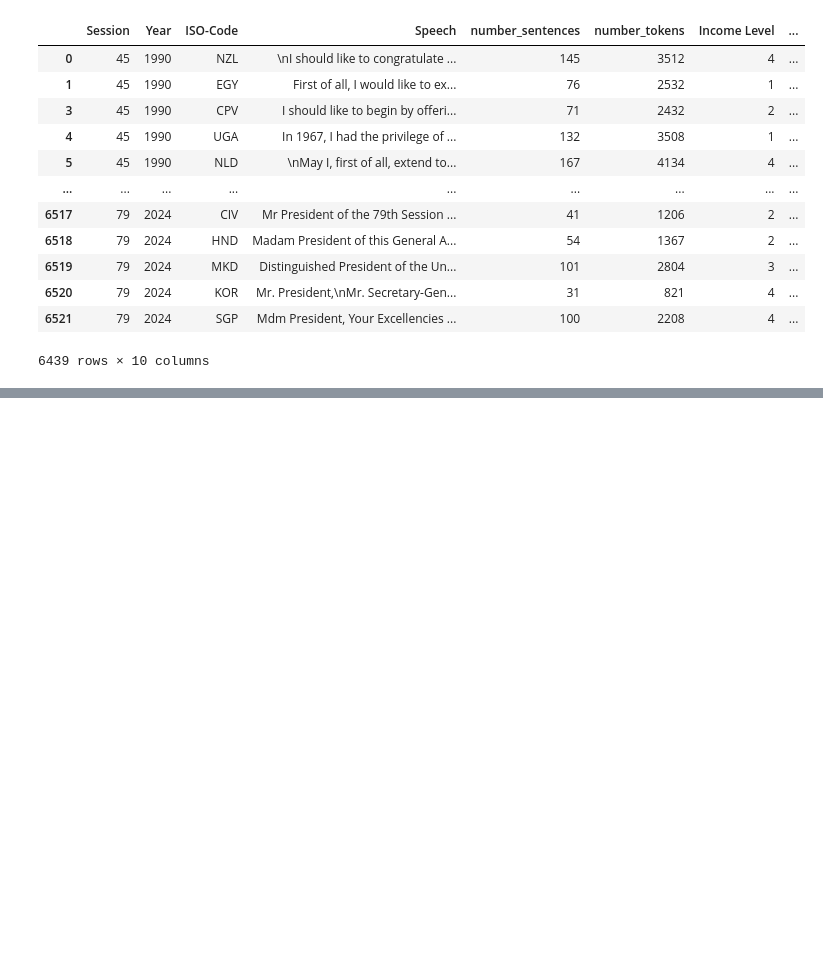
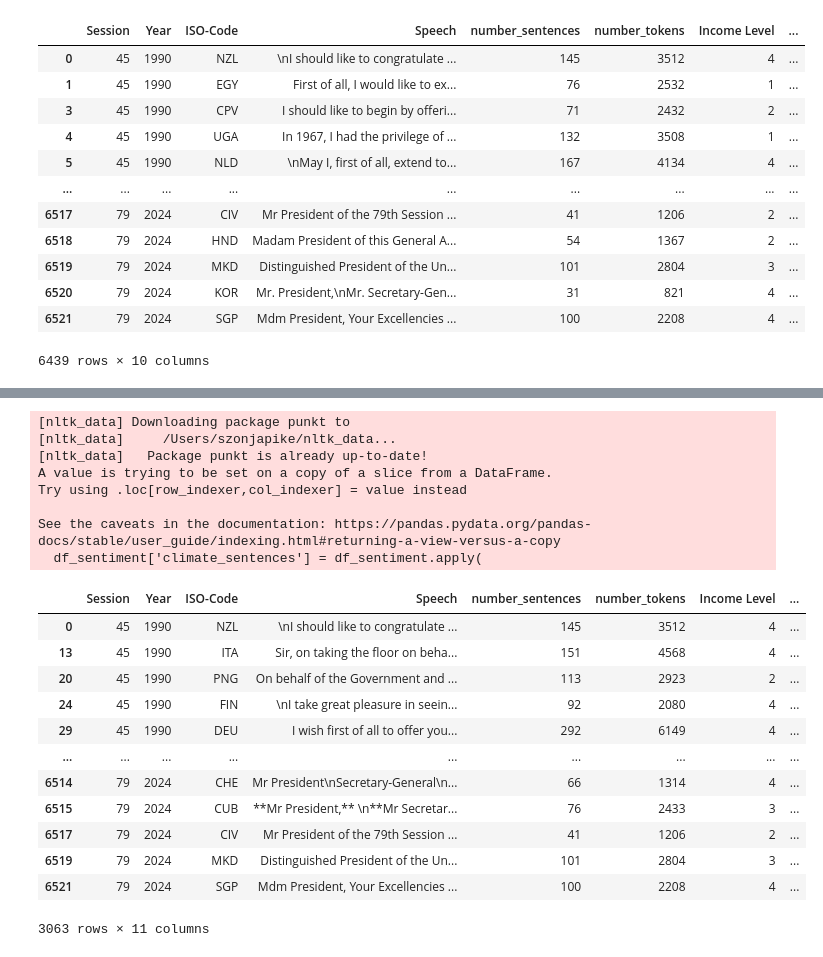
Before and after one commit to AlvaroMillanRuiz/NLP_BDS, a Jupyter notebook: 5. Preprocessing sentiment analysis and embeddings.ipynb, the cells around one changed output, grey strips where cells are left out. Drawn from its saved outputs; the diff is of its cells as text; code cells hidden in the pictures; blank space fills up the shorter version.

```diff
--- a/5. Preprocessing sentiment analysis and embeddings.ipynb
+++ b/5. Preprocessing sentiment analysis and embeddings.ipynb
@@ -414,0 +436,46 @@ See the caveats in the documentation: https://pandas.pydata.org/pandas-docs/stab
+# %%
+# Now get the sentences that have the keywords in them and add them to a list in a column
+from nltk.tokenize import sent_tokenize
+
+nltk.download('punkt')
+
+def extract_climate_sentences(speech, keywords):
+    sentences = sent_tokenize(speech)
+    keyword_sentences = []
+    for sent in sentences:
+
+        # Check if any keyword appears in the sentence (case-insensitive)
+        if any(kw.lower() in sent.lower() for kw in keywords):
+            keyword_sentences.append(sent.strip())
+    return keyword_sentences
+
+df_sentiment['climate_sentences'] = df_sentiment.apply(
+    lambda row: extract_climate_sentences(row['speeches_for_keyword_search'], row['matched_climate_keywords']),
+    axis=1
+)
+
+df_sentiment
+# Optional: drop rows with no matching climate sentences (e.g., just to be safe)
+#df = [df['climate_sentences'].map(len) > 0]
+# %% [output]
+[nltk_data] Downloading package punkt to
+[nltk_data]     /Users/szonjapike/nltk_data...
+[nltk_data]   Package punkt is already up-to-date!
+A value is trying to be set on a copy of a slice from a DataFrame.
+Try using .loc[row_indexer,col_indexer] = value instead
+
+See the caveats in the documentation: https://pandas.pydata.org/pandas-docs/stable/user_guide/indexing.html#returning-a-view-versus-a-copy
+  df_sentiment['climate_sentences'] = df_sentiment.apply(
+|  | Session | Year | ISO-Code | Speech | number_sentences | number_tokens | Income Level | ... |
+| 0 | 45 | 1990 | NZL | ﻿\nI should like to congratulate ... | 145 | 3512 | 4 | ... |
+| 13 | 45 | 1990 | ITA | ﻿Sir, on taking the floor on beha... | 151 | 4568 | 4 | ... |
+| 20 | 45 | 1990 | PNG | ﻿On behalf of the Government and ... | 113 | 2923 | 2 | ... |
+| 24 | 45 | 1990 | FIN | ﻿\nI take great pleasure in seein... | 92 | 2080 | 4 | ... |
+| 29 | 45 | 1990 | DEU | ﻿I wish first of all to offer you... | 292 | 6149 | 4 | ... |
+| ... | ... | ... | ... | ... | ... | ... | ... | ... |
+| 6514 | 79 | 2024 | CHE | Mr President\nSecretary-General\n... | 66 | 1314 | 4 | ... |
+| 6515 | 79 | 2024 | CUB | **Mr President,** \n**Mr Secretar... | 76 | 2433 | 3 | ... |
+| 6517 | 79 | 2024 | CIV | Mr President of the 79th Session ... | 41 | 1206 | 2 | ... |
+| 6519 | 79 | 2024 | MKD | Distinguished President of the Un... | 101 | 2804 | 3 | ... |
+| 6521 | 79 | 2024 | SGP | Mdm President, Your Excellencies ... | 100 | 2208 | 4 | ... |
+3063 rows × 11 columns
```
Also changed, not shown: parts of 7 cells of this notebook.
